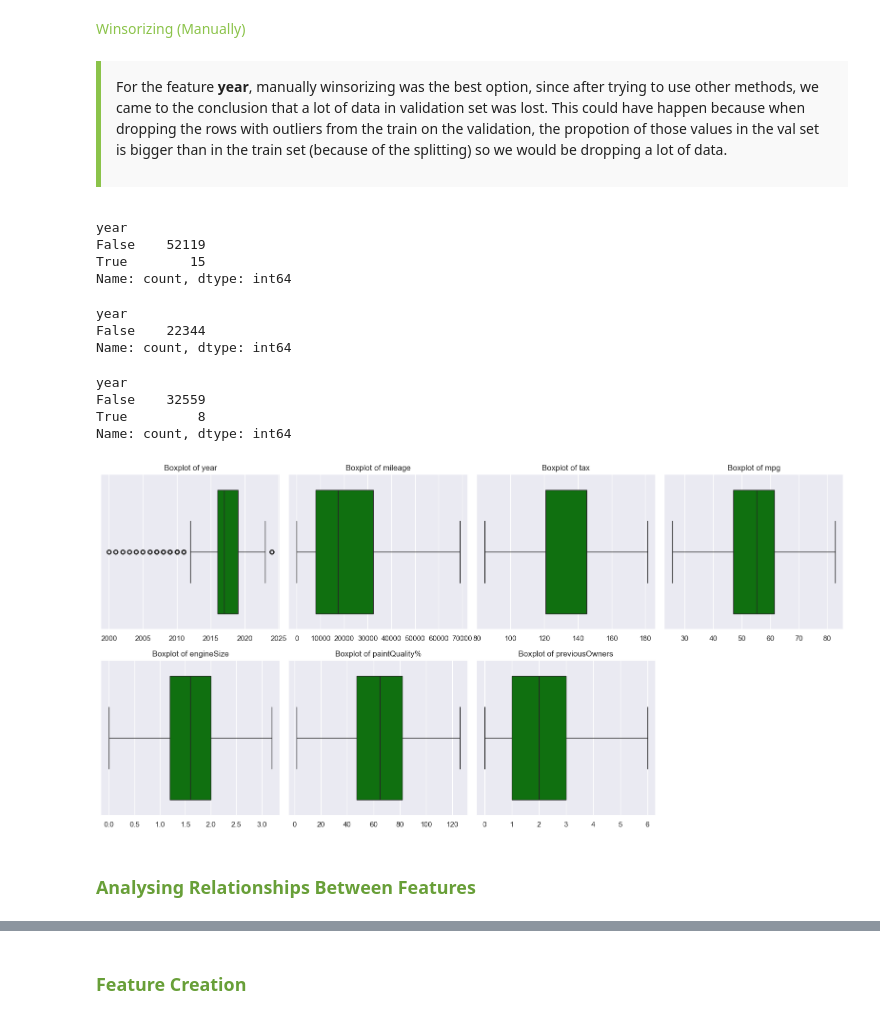
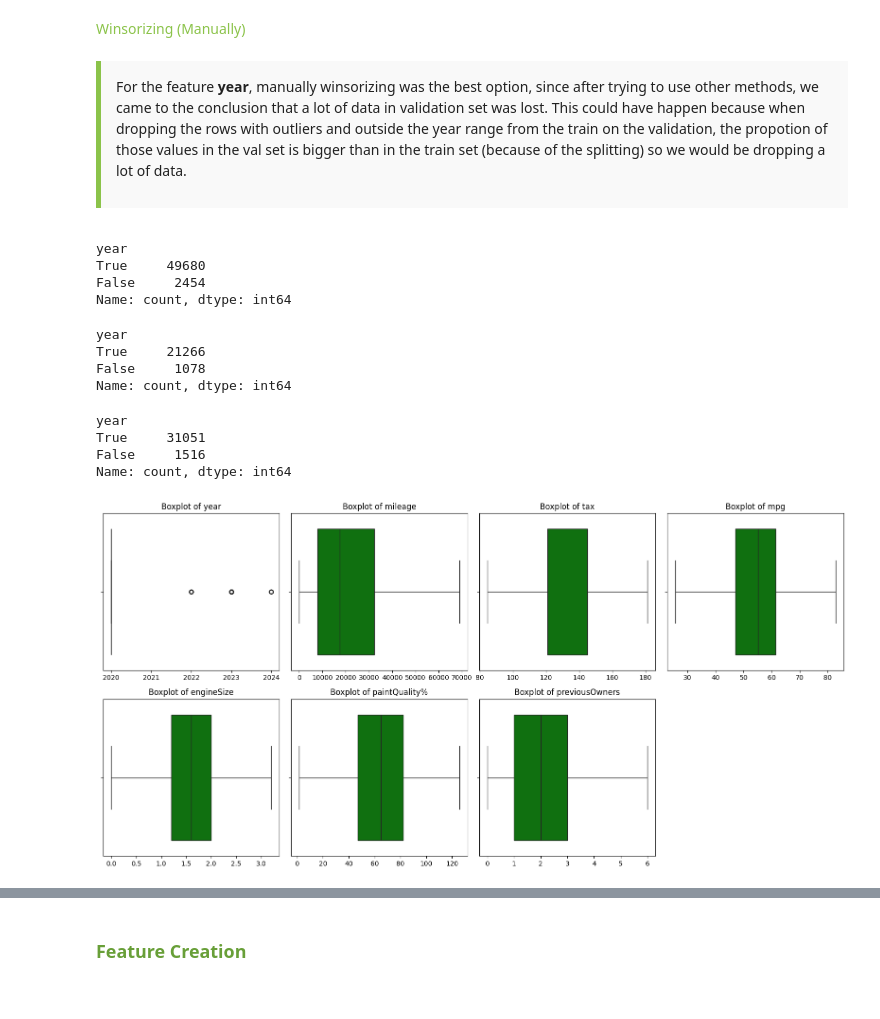
Before and after one commit to Mariamvteixeira/Machine_Learning_Group25, a Jupyter notebook: Group_25_notebook.ipynb, the cells around one changed output, grey strips where cells are left out. Cells and saved outputs as stored; diff of their text form; code cells hidden in the pictures.

```diff
--- a/Group_25_notebook.ipynb
+++ b/Group_25_notebook.ipynb
@@ -832,0 +974,9 @@ for col in X_train_cat.columns:
+# %%
+col_KNN = ['tax', 'mpg']
+#Fill 'tax' and 'mpg' using KNN
+imputer = KNNImputer(n_neighbors=5)  # Initialize KNN Imputer with 5 neighbors
+
+#Apply KNN for the selected columns
+X_train_num_scaled[col_KNN] = imputer.fit_transform(X_train_num_scaled[col_KNN])  # Fit on training data
+X_val_num_scaled[col_KNN] = imputer.transform(X_val_num_scaled[col_KNN])  # Apply transformation to validation data
+cars_test_num_scaled[col_KNN] = imputer.transform(cars_test_num_scaled[col_KNN])  # Apply transformation to test data
@@ -832,0 +1013,4 @@ for col in X_train_cat.columns:
+# %%
+X_train_num_df, X_val_num_df, cars_test_num_df = inverse_scale_data(
+    X_train_num_scaled, X_val_num_scaled, cars_test_num_scaled, scaler
+)
@@ -833,13 +1027,17 @@ for col in X_train_cat.columns:
 # %% [markdown]
 ### **<span style="color:#689f38;">Outliers Treatment</span>**
 # %%
-#Set up the figure size
-plt.figure(figsize=(14, 8))
 
-#Create one boxplot per variable
-for i, col in enumerate(X_train_num, 1):
-    plt.subplot(2, 4, i)
-    sns.boxplot(x=X_val[col], color='#8bc34a')
+
+num_features = len(X_train_num_df.columns)
+cols = 4   # number of subplots per row
+rows = math.ceil(num_features / cols)
+
+plt.figure(figsize=(16, 4 * rows))
+
+for i, col in enumerate(X_train_num.columns, 1):
+    plt.subplot(rows, cols, i)
+    sns.boxplot(x=X_train_num[col], color='#8bc34a')
     plt.title(col)
     plt.xlabel('')
 
@@ -895,63 +1093,63 @@ clip_outliers(cars_test_num, 'engineSize')
 # %% [markdown]
 <div style="background-color:#f9f9f9; padding: 15px; border-left: 5px solid #8bc34a; margin-bottom: 15px; width: 100%; box-sizing: border-box;">
 
-For the feature **year**, manually winsorizing was the best option, since after trying to use other methods, we came to the conclusion that a lot of data in validation set was lost. This could have happen because when dropping the rows with outliers from the train on the validation, the propotion of those values in the val set is bigger than in the train set (because of the splitting) so we would be dropping a lot of data.
+For the feature **year**, manually winsorizing was the best option, since after trying to use other methods, we came to the conclusion that a lot of data in validation set was lost. This could have happen because when dropping the rows with outliers and outside the year range from the train on the validation, the propotion of those values in the val set is bigger than in the train set (because of the splitting) so we would be dropping a lot of data.
 # %%
-print((X_train_num['year']<2000).value_counts())
+print((X_train_num_df['year']<2020).value_counts())
 
-year_w = X_train_num['year'].copy()
-year_w.loc[year_w<2000] = 2000
 
-X_train_num['year'] = year_w
+year_w = X_train_num_df['year'].copy()
+year_w.loc[year_w<2020] = 2020
+
+X_train_num_df['year'] = year_w
 # %% [output]
 year
-False    52119
-True        15
+True     49680
+False     2454
 Name: count, dtype: int64
 # %%
-print((X_val_num['year']<2000).value_counts())
+print((X_val_num_df['year']<2020).value_counts())
+year_w = X_val_num_df['year'].copy()
+year_w.loc[year_w<2020] = 2020
 
-year_w = X_val_num['year'].copy()
-year_w.loc[year_w<2000] = 2000
-
-X_val_num['year'] = year_w
+X_val_num_df['year'] = year_w
 # %% [output]
 year
-False    22344
+True     21266
+False     1078
 Name: count, dtype: int64
 # %%
-print((cars_test['year']<2000).value_counts())
+print((cars_test_num_df['year']<2020).value_counts())
 
-year_w = cars_test['year'].copy()
-year_w.loc[year_w<2000] = 2000
+year_w = cars_test_num_df['year'].copy()
+year_w.loc[year_w<2020] = 2020
 
-cars_test['year'] = year_w
+
+cars_test_num_df['year'] = year_w
 # %% [output]
 year
-False    32559
-True         8
+True     31051
+False     1516
 Name: count, dtype: int64
 # %%
 
 #Select only the numeric columns from the training dataset
-num_cols = X_train_num.select_dtypes(include=['number']).columns
+num_cols = X_train_num_df.select_dtypes(include=['number']).columns
 
 
 #Define the figure size for the boxplots
 plt.figure(figsize=(16, 8))
 
 
 for i, col in enumerate(num_cols, 1):
     plt.subplot(2, len(num_cols)//2 + 1, i)
-    sns.boxplot(x=X_train_num[col], color='green')
+    sns.boxplot(x=X_train_num_df[col], color='green')
     plt.title(f'Boxplot of {col}', fontsize=12)
     plt.xlabel('')
     plt.ylabel('')
 
 
 plt.tight_layout()
 plt.show()
 # %% [output]
-[figure, old version]
+[figure, new version]
-# %% [markdown]
-### **<span style="color:#689f38;">Analysing Relationships Between Features</span>**
```
Also changed, not shown: parts of 250 cells of this notebook, 1 other file.
